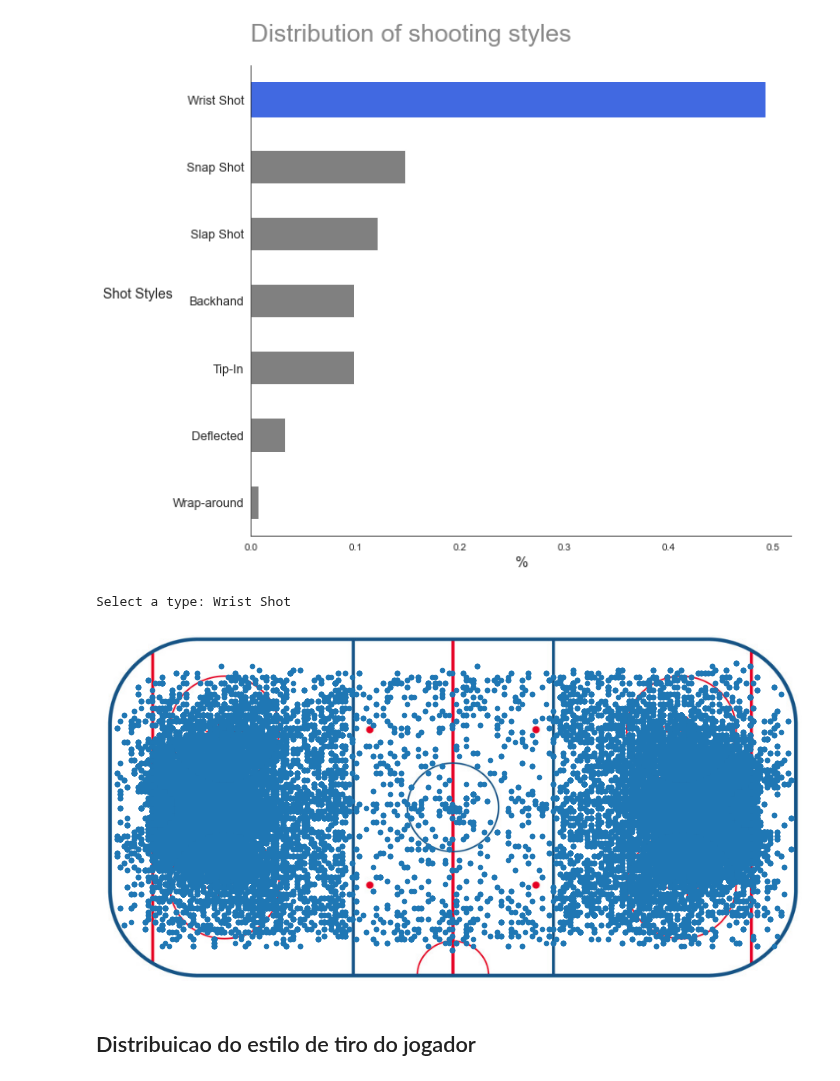
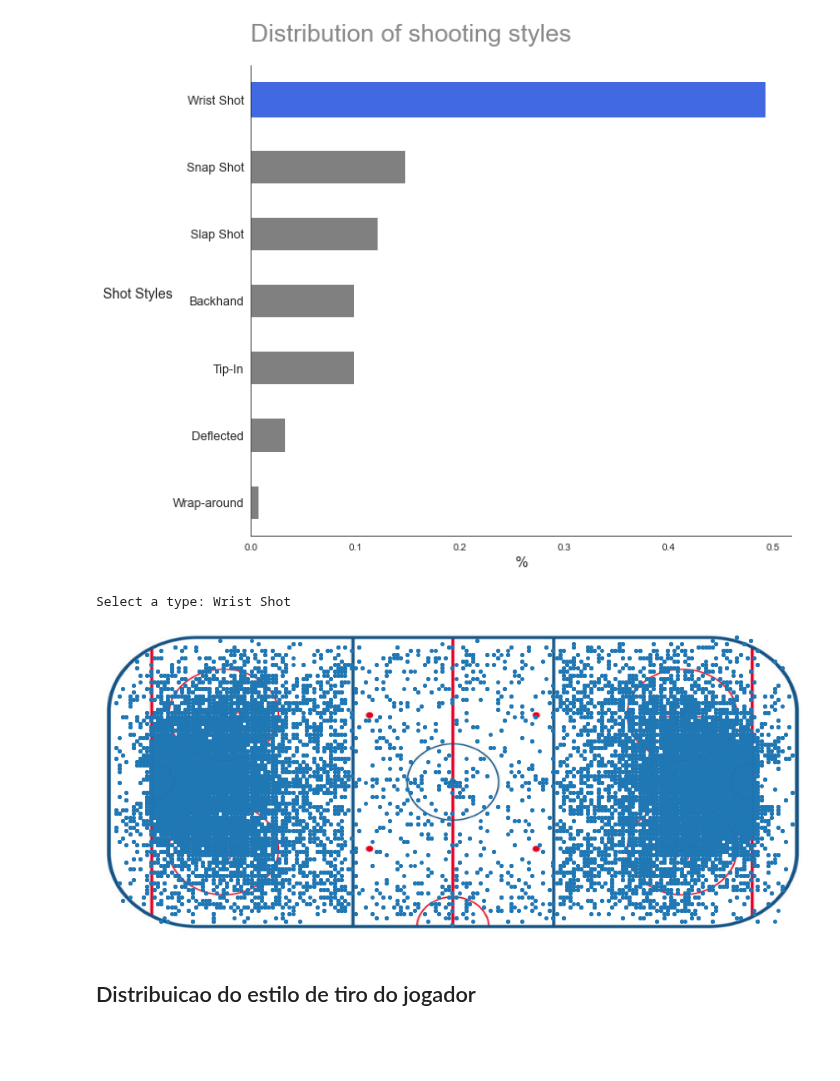
Before and after one commit to DanOakStats/NHL, a Jupyter notebook: data_cleaning.ipynb, the cells around one changed output. Drawn from its saved outputs; the diff is of its cells as text; code cells hidden in the pictures; blank space fills up the shorter version.

```diff
--- a/data_cleaning.ipynb
+++ b/data_cleaning.ipynb
@@ -491,16 +552,16 @@ Name: secondaryType, dtype: float64
 [figure]
 # %%
 img = plt.imread('images/rink.png')
-fig, ax = plt.subplots(figsize=(10, 8))
-ax.imshow(img, extent=[-101, 101, -50, 50])
+fig, ax = plt.subplots(figsize=(12, 10))
+ax.imshow(img, extent=[-101, 101, -42.9, 42.9])
 shot_name = input("Select a type: ")
-all_shots[all_shots['secondaryType']== shot_name ].plot.scatter(x='x',y='y', ax=ax)
+all_shots[all_shots['secondaryType']== shot_name ].plot.scatter(x='x',y='y',s=15, ax=ax)
 
 plt.axis(False)
 plt.tight_layout()
 # %% [output]
 Select a type: Wrist Shot
-[figure, old version]
+[figure, new version]
 # %% [markdown]
 ## Distribuicao do estilo de tiro do jogador
 # %%
```
Also changed, not shown: parts of 11 cells of this notebook.
